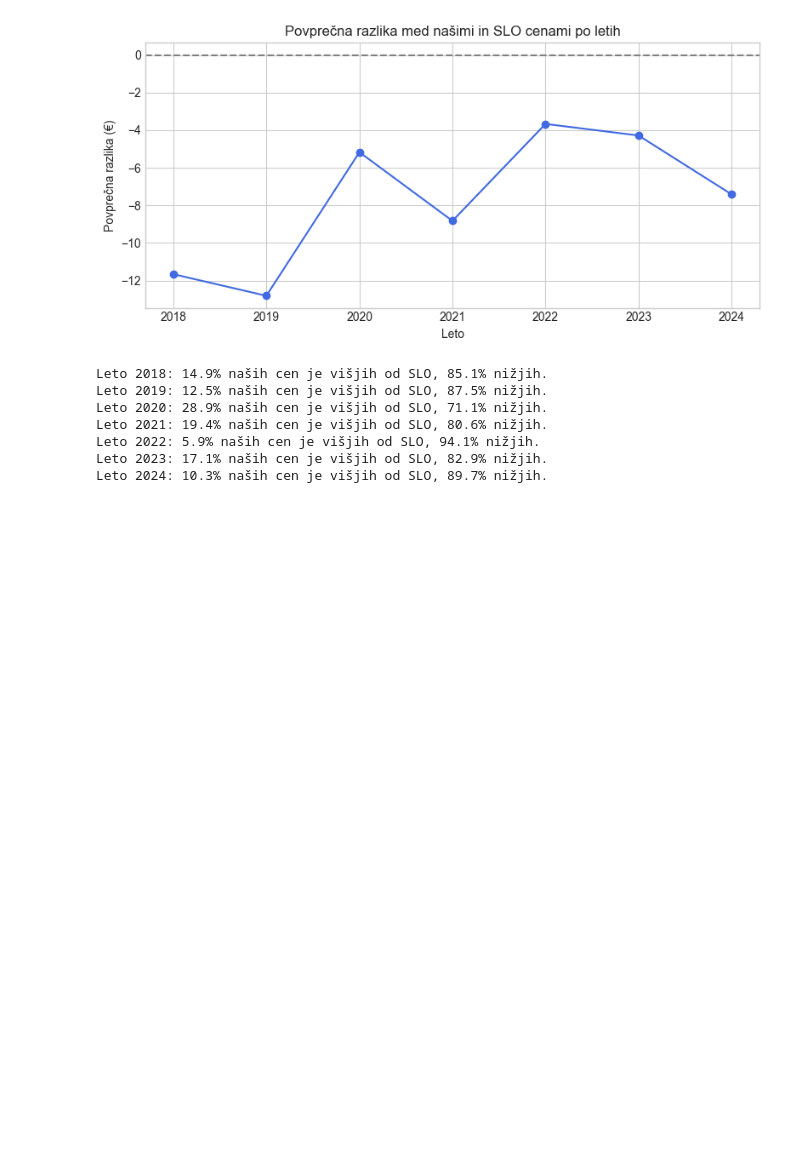
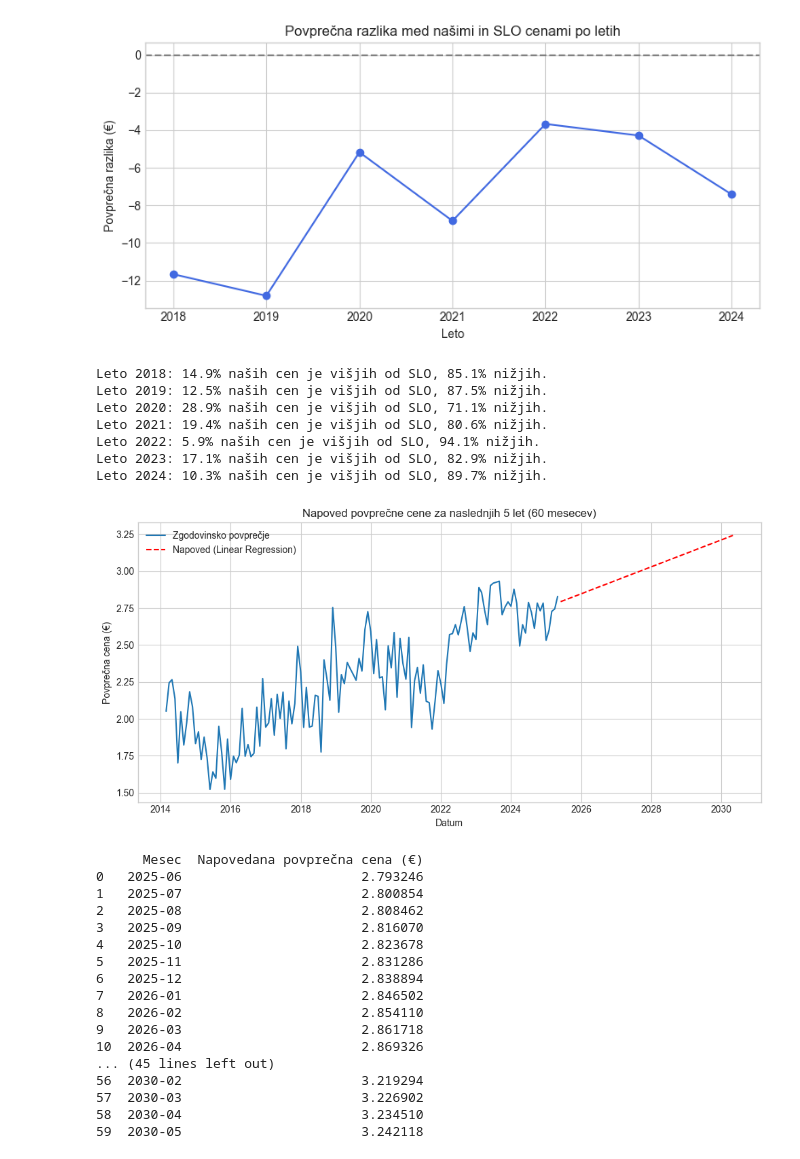
Before and after one commit to PRprojekt/PR256, a Jupyter notebook: analiza_final.ipynb, the cells around one changed output. Drawn from its saved outputs; the diff is of its cells as text; code cells hidden in the pictures; blank space fills up the shorter version.

Commit message:
napoved cen

```diff
--- a/analiza_final.ipynb
+++ b/analiza_final.ipynb
@@ -1779,3 +1779,68 @@ Leto 2021: 19.4% naših cen je višjih od SLO, 80.6% nižjih.
 Leto 2022: 5.9% naših cen je višjih od SLO, 94.1% nižjih.
 Leto 2023: 17.1% naših cen je višjih od SLO, 82.9% nižjih.
 Leto 2024: 10.3% naših cen je višjih od SLO, 89.7% nižjih.
+# %%
+import pandas as pd
+import numpy as np
+import matplotlib.pyplot as plt
+from sklearn.linear_model import LinearRegression
+
+# Load data
+df = pd.read_csv('vse_cene_grouped.csv', sep=';')
+df['Date'] = pd.to_datetime(df['Date'], errors='coerce')
+df = df.dropna(subset=['Date'])
+
+# Prepare monthly average price
+monthly = df.groupby(df['Date'].dt.to_period('M'))['Price (€)'].mean().reset_index()
+monthly['Date'] = monthly['Date'].dt.to_timestamp()
+
+# Feature: months since start
+# ...existing code...
+monthly['MonthsSinceStart'] = (monthly['Date'].dt.year - monthly['Date'].dt.year.min()) * 12 + (monthly['Date'].dt.month - monthly['Date'].dt.month.min())
+# ...existing code...
+X = monthly['MonthsSinceStart'].values.reshape(-1, 1)
+y = monthly['Price (€)'].values
+
+# Train linear regression
+model = LinearRegression()
+model.fit(X, y)
+
+# Predict for next 5 years (60 months)
+future_months = np.arange(X[-1][0] + 1, X[-1][0] + 61)
+future_dates = pd.date_range(monthly['Date'].max() + pd.offsets.MonthBegin(1), periods=60, freq='MS')
+future_pred = model.predict(future_months.reshape(-1, 1))
+
+# Plot
+plt.figure(figsize=(10,5))
+plt.plot(monthly['Date'], y, label='Zgodovinsko povprečje')
+plt.plot(future_dates, future_pred, 'r--', label='Napoved (Linear Regression)')
+plt.title('Napoved povprečne cene za naslednjih 5 let (60 mesecev)')
+plt.xlabel('Datum')
+plt.ylabel('Povprečna cena (€)')
+plt.legend()
+plt.grid(True)
+plt.tight_layout()
+plt.show()
+
+# Print predicted values
+pred_df = pd.DataFrame({'Mesec': future_dates.strftime('%Y-%m'), 'Napovedana povprečna cena (€)': future_pred})
+print(pred_df)
+# %% [output]
+[figure, added]
+      Mesec  Napovedana povprečna cena (€)
+0   2025-06                       2.793246
+1   2025-07                       2.800854
+2   2025-08                       2.808462
+3   2025-09                       2.816070
+4   2025-10                       2.823678
+5   2025-11                       2.831286
+6   2025-12                       2.838894
+7   2026-01                       2.846502
+8   2026-02                       2.854110
+9   2026-03                       2.861718
+10  2026-04                       2.869326
+... (45 lines left out)
+56  2030-02                       3.219294
+57  2030-03                       3.226902
+58  2030-04                       3.234510
+59  2030-05                       3.242118
```
Also changed, not shown: parts of 2 cells of this notebook, 4 other files.
